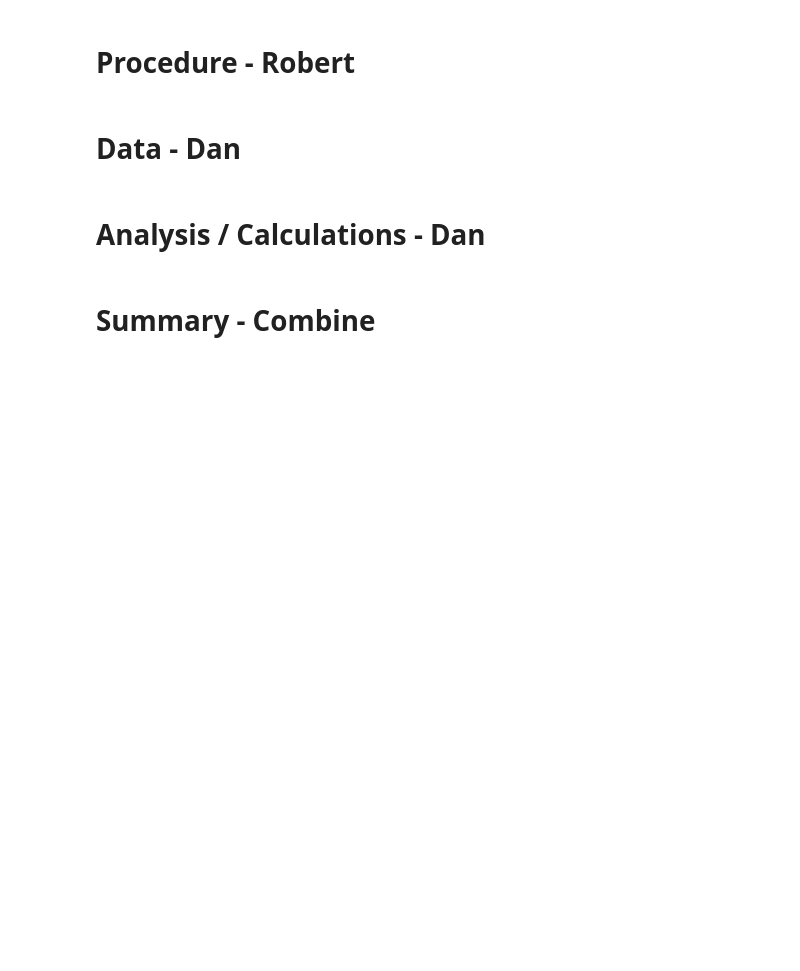
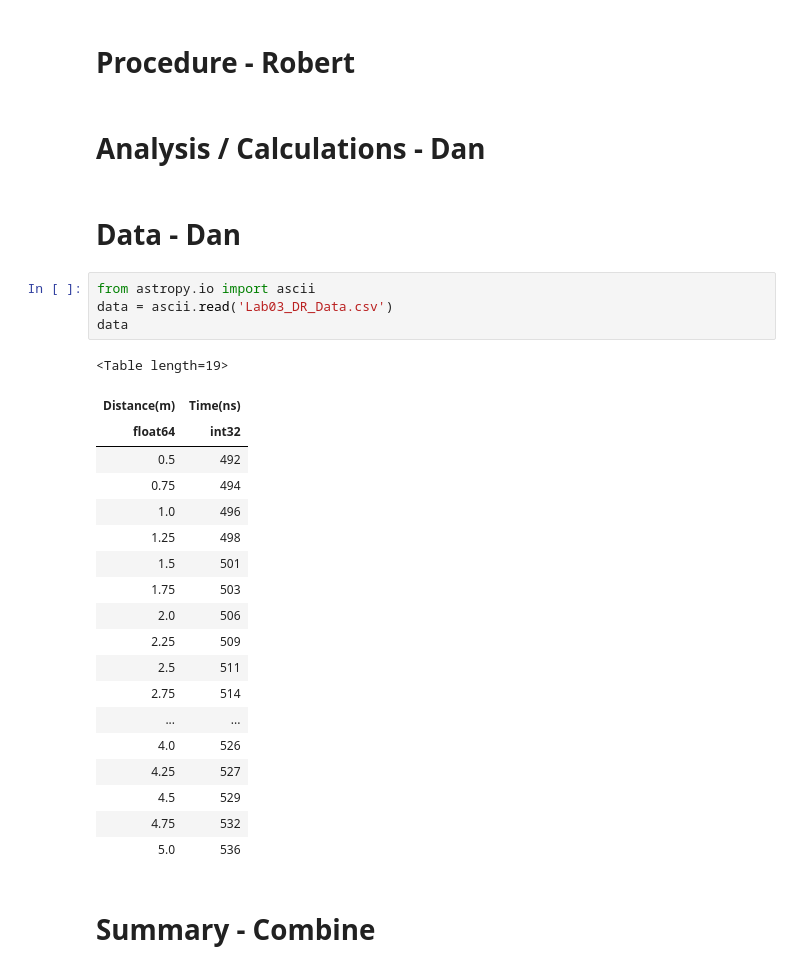
Before and after one commit to jsribaud/PHY363, a Jupyter notebook: lab03/lab03_Dan_Robert.ipynb, the cells around one changed output. Saved outputs shown, nothing was run; the diff lists cells and outputs as text; blank space fills up the shorter version.

```diff
--- a/lab03/lab03_Dan_Robert.ipynb
+++ b/lab03/lab03_Dan_Robert.ipynb
@@ -4,10 +4,34 @@
 # Introduction / Abstract - Robert
 # %% [markdown]
 # Procedure - Robert
+# %% [markdown]
+# Analysis / Calculations - Dan
 # %% [markdown]
 # Data - Dan
-# %% [markdown]
-# Analysis / Calculations - Dan
+# %%
+from astropy.io import ascii
+data = ascii.read('Lab03_DR_Data.csv')
+data
+# %% [output]
+<Table length=19>
+| Distance(m) | Time(ns) |
+| float64 | int32 |
+| 0.5 | 492 |
+| 0.75 | 494 |
+| 1.0 | 496 |
+| 1.25 | 498 |
+| 1.5 | 501 |
+| 1.75 | 503 |
+| 2.0 | 506 |
+| 2.25 | 509 |
+| 2.5 | 511 |
+| 2.75 | 514 |
+| ... | ... |
+| 4.0 | 526 |
+| 4.25 | 527 |
+| 4.5 | 529 |
+| 4.75 | 532 |
+| 5.0 | 536 |
 # %% [markdown]
 # Summary - Combine
 # %% [markdown]
```
Also changed, not shown: parts of 1 cell of this notebook.
